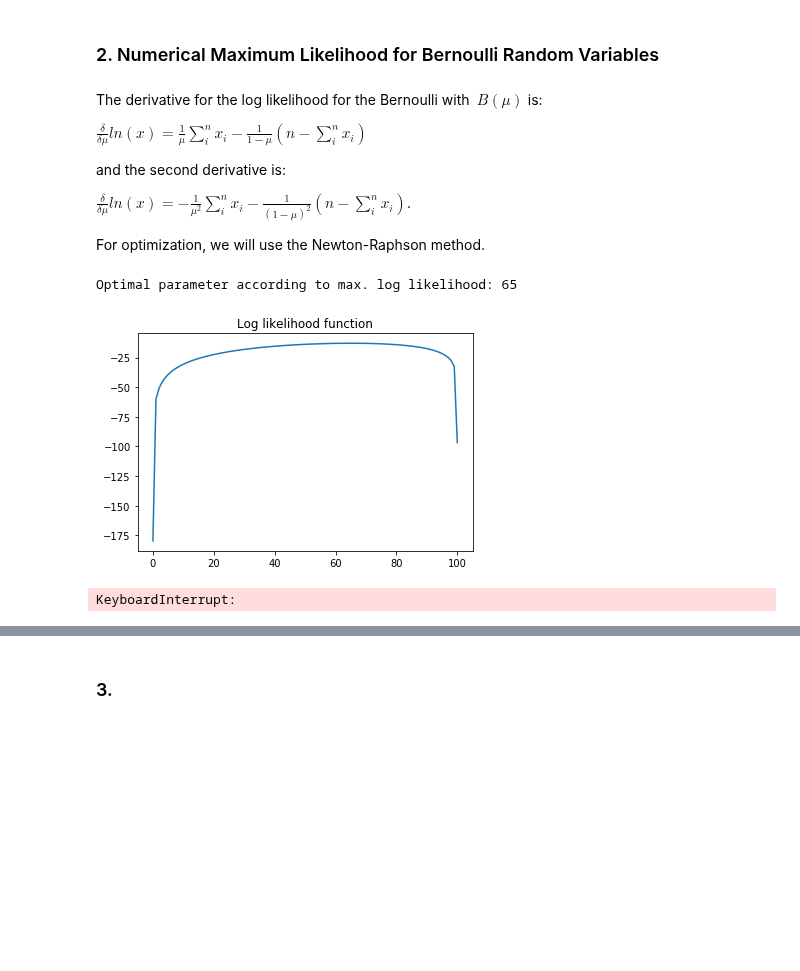
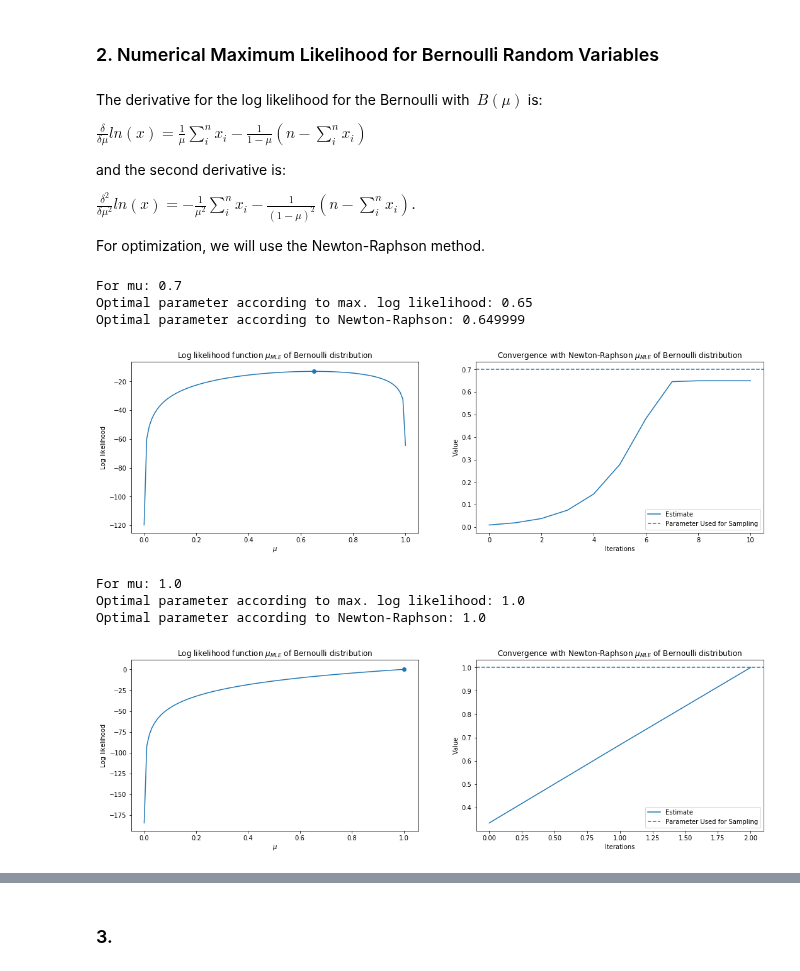
Before and after one commit to DorotheaMueller/statistics_assignments, a Jupyter notebook: ex_2.ipynb, the cells around one changed output, grey strips where cells are left out. Cells and saved outputs as stored; diff of their text form; code cells hidden in the pictures; blank space fills up the shorter version.

```diff
--- a/ex_2.ipynb
+++ b/ex_2.ipynb
@@ -100,7 +100,7 @@ $ \frac{\delta} {\delta \mu} ln(x) = \frac{1}{\mu}\sum_{i}^{n}x_{i}-\frac{1}{1-\
 
 and the second derivative is:
 
-$ \frac{\delta} {\delta \mu} ln(x) = -\frac{1}{\mu^{2}}\sum_{i}^{n}x_{i}-\frac{1}{(1-\mu)^{2}}(n-\sum_{i}^{n}x_{i})$.
+$ \frac{\delta^{2}}{\delta \mu^{2}} ln(x) = -\frac{1}{\mu^{2}}\sum_{i}^{n}x_{i}-\frac{1}{(1-\mu)^{2}}(n-\sum_{i}^{n}x_{i})$.
 
 For optimization, we will use the Newton-Raphson method.
 # %%
@@ -129,36 +136,45 @@ def newton_raphson(data, n, theta):
 # %%
 n = 20
 all_mu = [0.7, 1.0]
-# %%
-sample = np.random.binomial(1, mu, n)
-initial_theta = 0.1 # np.random.random() # Random initialization
-est_mu = newton_raphson(sample, n, initial_theta)
 # %%
-# Likelihood estimation
-eps = 0.000001 #For not diving by 0.
-f = lambda x : np.log(x + eps) * np.sum(sample) + np.log(1-x + eps) * (n - np.sum(sample))
-sample = np.random.binomial(1, mu, n)
-thetas = np.linspace(0, 1, 101)
-plt.plot(f(thetas))
-plt.title("Log likelihood function");
-theta_star = np.argmax(f(thetas))
-print(f"Optimal parameter according to max. log likelihood: {theta_star}")
+for mu in all_mu:
+    sample = np.random.binomial(1, mu, n)
+    initial_theta = np.random.random()
+    est_mu = newton_raphson(sample, n, initial_theta)
+
+    # Likelihood estimation
+    eps = 0.0001 #For not diving by 0.
+    f = lambda x : np.log(x+eps) * np.sum(sample) + np.log(1-x+eps) * (n - np.sum(sample))
+    thetas = np.linspace(0, 1, 101)
+
+    # Plotting.
+    fig, axs = plt.subplots(1, 2, figsize =(18, 5))
+
+    axs[0].plot(thetas, f(thetas))
+    axs[0].set_title("Log likelihood function $\mu_{MLE}$ of Bernoulli distribution")
+    axs[0].set_xlabel("$\mu$")
+    axs[0].set_ylabel("Log likelihood")
+    theta_star = np.argmax(f(thetas))
+    axs[0].scatter(np.array(theta_star/100), np.array(f(theta_star/100)))
+
+    print(f"For mu: {mu}")
+    print(f"Optimal parameter according to max. log likelihood: {theta_star/100}")
+    print(f"Optimal parameter according to Newton-Raphson: {est_mu[-1]}")
+
+    # Show convergence.
+    axs[1].plot(est_mu, label = 'Estimate')
+    axs[1].set_xlabel('Iterations')
+    axs[1].set_ylabel('Value')
+    axs[1].set_title('Convergence with Newton-Raphson $\mu_{MLE}$ of Bernoulli distribution')
+    axs[1].axhline(mu, linestyle = 'dashed', label = 'Parameter Used for Sampling')
+    axs[1].legend()
+    plt.show();
 # %% [output]
-Optimal parameter according to max. log likelihood: 65
+For mu: 0.7
+Optimal parameter according to max. log likelihood: 0.65
+Optimal parameter according to Newton-Raphson: 0.649999
-[figure, old version]
+[figure, new version]
+For mu: 1.0
+Optimal parameter according to max. log likelihood: 1.0
+Optimal parameter according to Newton-Raphson: 1.0
+[figure, added]
-# %%
-for mu in all_mu:
-    sample = np.random.binomial(1, mu, n)
-    initial_theta = 0.1 # np.random.random() # Random initialization
-    est_mu = newton_raphson(sample, n, initial_theta)
-
-    # Show convergence.
-    plt.plot(est_mu, label = 'Estimate')
-    plt.xlabel('Iterations')
-    plt.ylabel('Value')
-    plt.title('Convergence towards $\mu_{MLE}$ of Bernoulli distribution')
-    plt.axhline(mu, linestyle = 'dashed', label = 'True Parameter')
-    plt.legend()
-    plt.show();
-# %% [output]
-KeyboardInterrupt:
```
Also changed, not shown: parts of 9 cells of this notebook.
